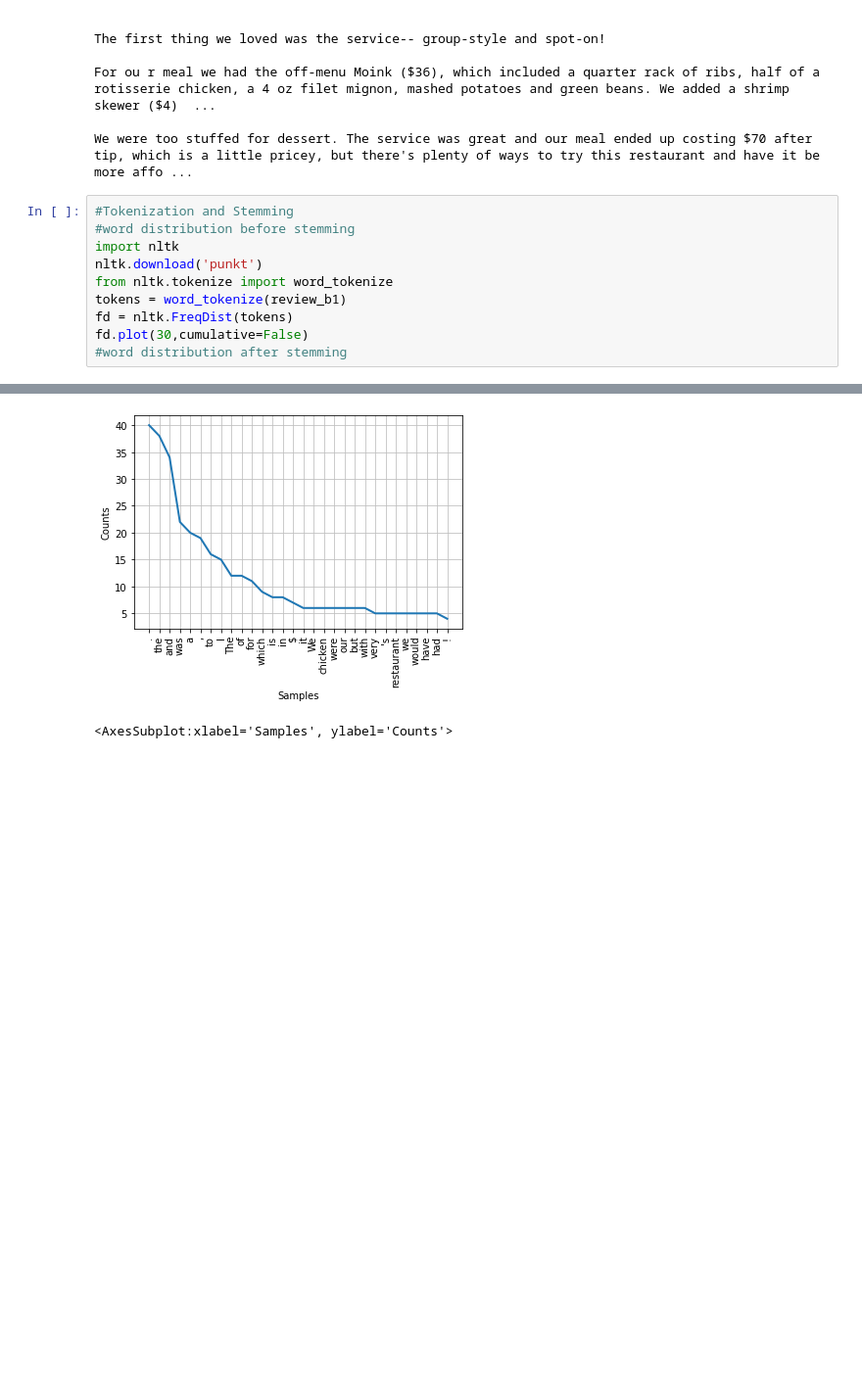
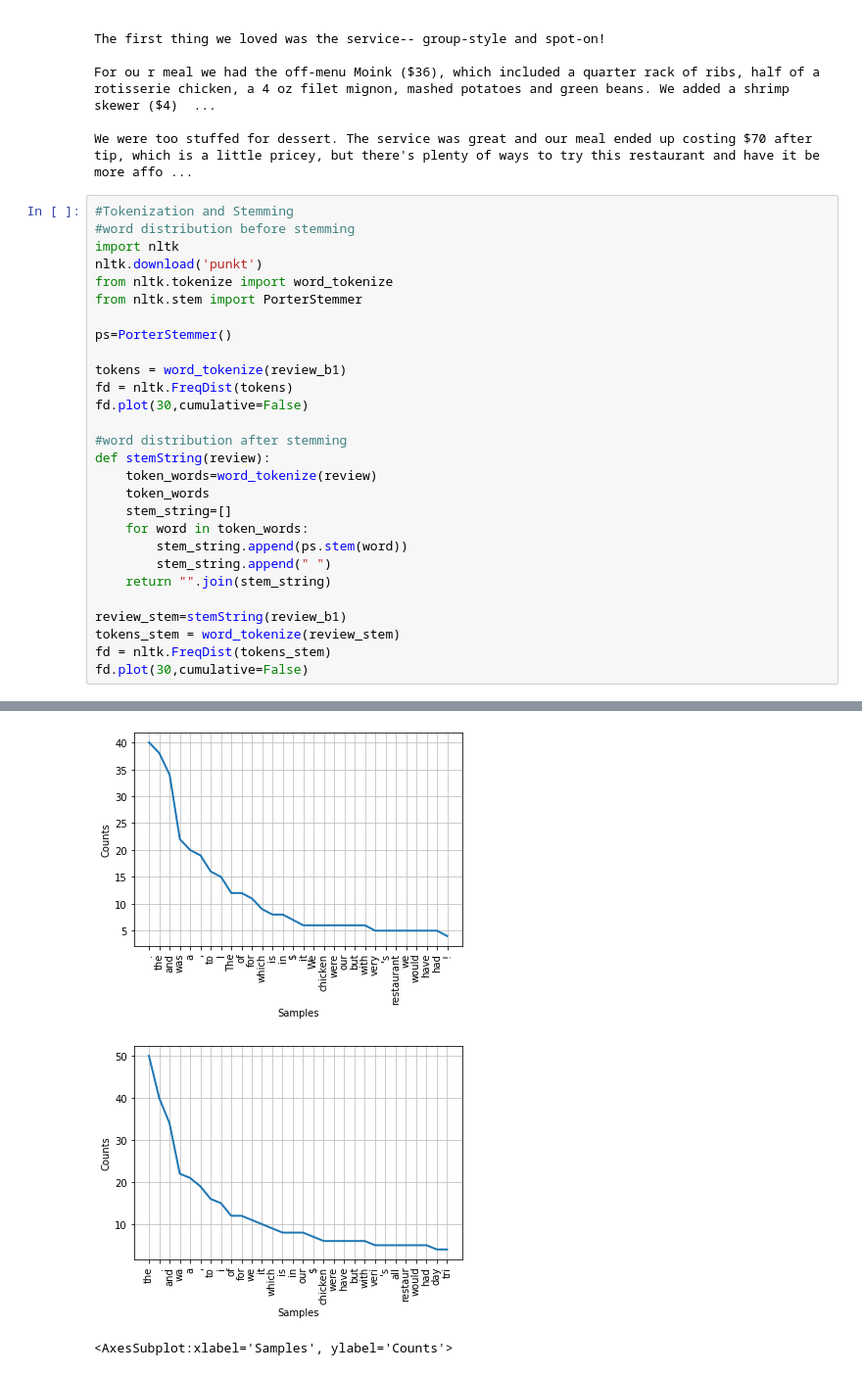
Before and after one commit to zlz1011/AI6122Assignment, a Jupyter notebook: DatasetAnalysis.ipynb, the cells around one changed output, grey strips where cells are left out. Shown at 98% size. Cells and saved outputs as stored; diff of their text form; blank space fills up the shorter version.

Commit message:
Add files via upload
Tokenization and stemming

```diff
--- a/DatasetAnalysis.ipynb
+++ b/DatasetAnalysis.ipynb
@@ -56,9 +56,27 @@ We were too stuffed for dessert. The service was great and our meal ended up cos
 import nltk
 nltk.download('punkt')
 from nltk.tokenize import word_tokenize
+from nltk.stem import PorterStemmer
+
+ps=PorterStemmer()
+
 tokens = word_tokenize(review_b1)
 fd = nltk.FreqDist(tokens)
 fd.plot(30,cumulative=False)
+
 #word distribution after stemming
+def stemString(review):
+    token_words=word_tokenize(review)
+    token_words
+    stem_string=[]
+    for word in token_words:
+        stem_string.append(ps.stem(word))
+        stem_string.append(" ")
+    return "".join(stem_string)
+
+review_stem=stemString(review_b1)
+tokens_stem = word_tokenize(review_stem)
+fd = nltk.FreqDist(tokens_stem)
+fd.plot(30,cumulative=False)
 # %% [output]
 [nltk_data] Downloading package punkt to /Users/lingdean/nltk_data...
@@ -66,2 +84,3 @@ fd.plot(30,cumulative=False)
 [figure]
+[figure, added]
 <AxesSubplot:xlabel='Samples', ylabel='Counts'>
```
Also changed, not shown: parts of 1 cell of this notebook.
